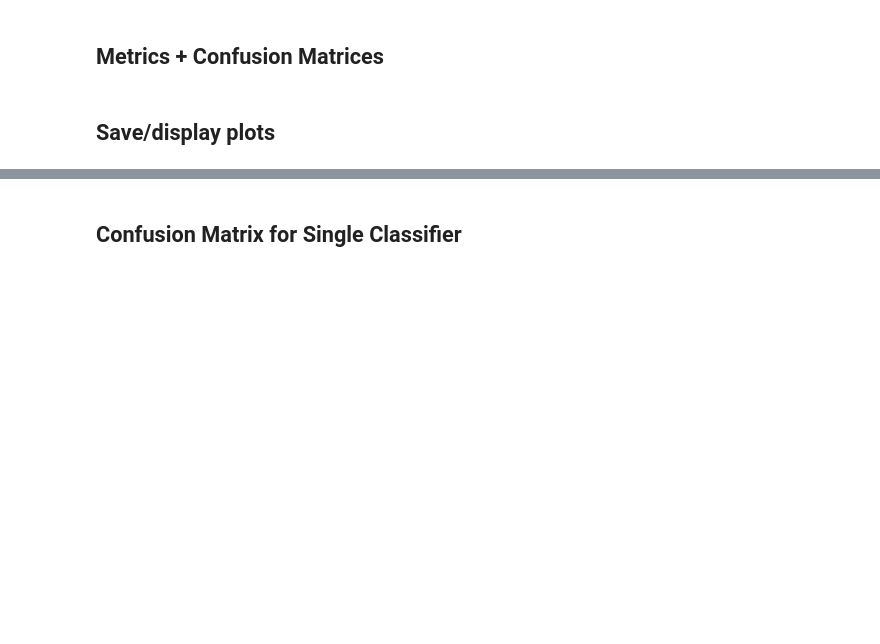
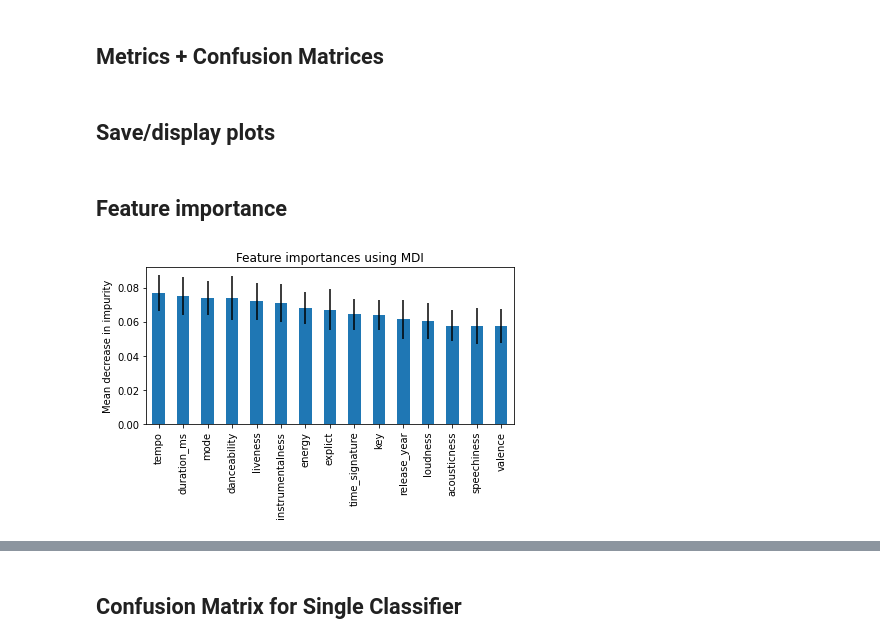
Before and after one commit to jakhac/song-popularity, a Jupyter notebook: src/training/music_features.ipynb, the cells around one changed output, grey strips where cells are left out. Drawn from its saved outputs; the diff is of its cells as text; code cells hidden in the pictures; blank space fills up the shorter version.

```diff
--- a/src/training/music_features.ipynb
+++ b/src/training/music_features.ipynb
@@ -72,7 +64,6 @@ X, y = RandomUnderSampler(random_state=42).fit_resample(X, y)
 # Dimensionality Reduction
 reduce_to = 15
 
-# PCA feature selection (TODO what does this do?)
 cols = pd.DataFrame(X).columns
 
 # Standardization of X
@@ -81,12 +72,12 @@ scaler.fit(X)
 X = scaler.transform(X)
 
 # apply PCA to X
-# pca = PCA(n_components=reduce_to)
-# pca.fit(X, y)
-# X = pca.transform(X)
+pca = PCA(n_components=reduce_to)
+pca.fit(X, y)
+X = pca.transform(X)
 
-# print("Amount explained:", sum(pca.explained_variance_ratio_))
-# print("Amount explained in each PC:", pca.explained_variance_ratio_)
+print("Amount explained:", sum(pca.explained_variance_ratio_))
+print("Amount explained in each PC:", pca.explained_variance_ratio_)
 
-# descr = ["PC-" + str(x) for x in range(1, reduce_to + 1)]
-# print(pd.DataFrame(pca.components_, columns=cols, index=descr))
+descr = ["PC-" + str(x) for x in range(1, reduce_to + 1)]
+print(pd.DataFrame(pca.components_, columns=cols, index=descr))
@@ -124,13 +145,13 @@ pp.print_metrics(gaussian_clf, X_test, y_test)
 # %% [markdown]
 ## SVM
 # %%
-# svc_clf = SVC()
+svc_clf = SVC()
 
-# # fit the model
-# svc_clf.fit(X_train, y_train)
-# clf_list.append(svc_clf)
+# fit the model
+svc_clf.fit(X_train, y_train)
+clf_list.append(svc_clf)
 
-# pp.print_metrics(svc_clf, X_test, y_test)
+pp.print_metrics(svc_clf, X_test, y_test)
 # %% [markdown]
 ## Neural Network
 # %%
@@ -165,7 +207,7 @@ pp.print_metrics(dt_clf, X_test, y_test)
 ## Random Forest
 # %%
 # use different number of trees in forest
-forest_size = [10,50,100,250,500,1000]
+forest_size = [250]
 
 # set seed for random state to get compareable results in every execution (forest randomness)
 np.random.seed(500)
@@ -219,3 +276,21 @@ document_folder = "all" # lyrics, model, artist, all
 
 # save/display plots as jpg
 p.plots_from_list(document_title, p_list, document_folder, cols=n_cols, save=save_plots)
+# %% [markdown]
+## Feature importance
+# %%
+importances = rf.feature_importances_
+std = np.std([
+    tree.feature_importances_ for tree in rf.estimators_], axis=0)
+
+feature_list = list(map(lambda feat: "loudness" if feat == "loadness" else feat, list(df)[:15]))
+
+forest_importances = pd.Series(importances, index=feature_list).sort_values(ascending=False)
+
+fig, ax = plt.subplots()
+forest_importances.plot.bar(yerr=std, ax=ax)
+ax.set_title("Feature importances using MDI")
+ax.set_ylabel("Mean decrease in impurity")
+fig.tight_layout()
+# %% [output]
+[figure, added]
```
Also changed, not shown: parts of 21 cells of this notebook, 9 other files.
